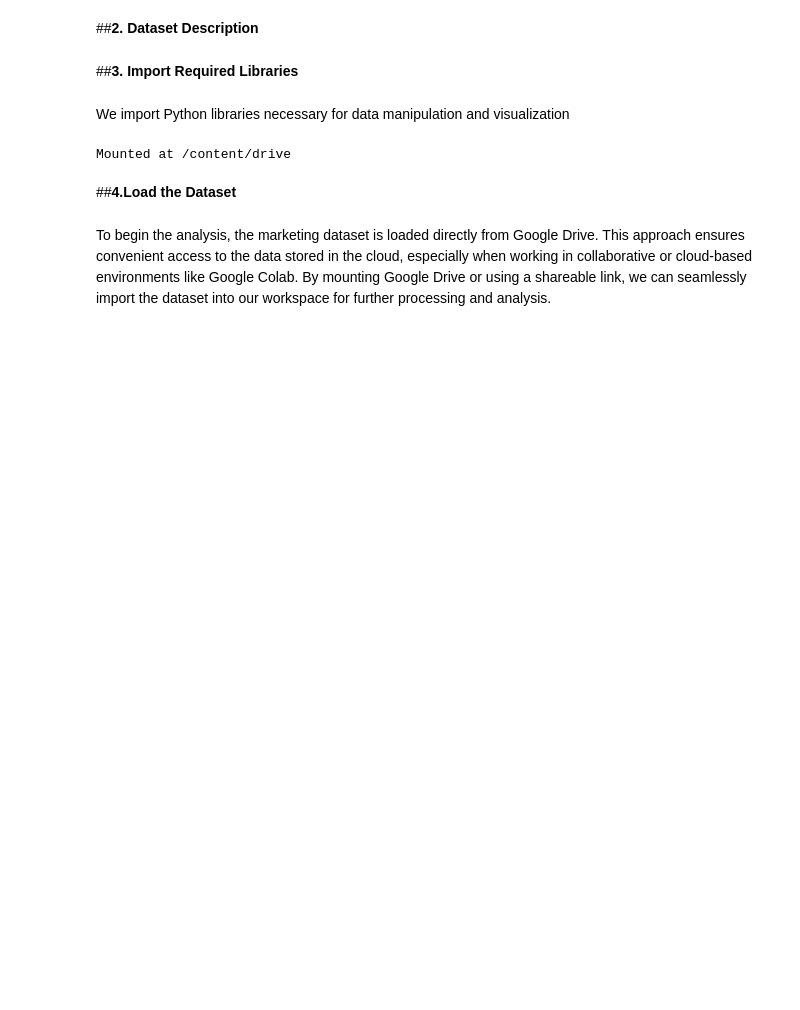
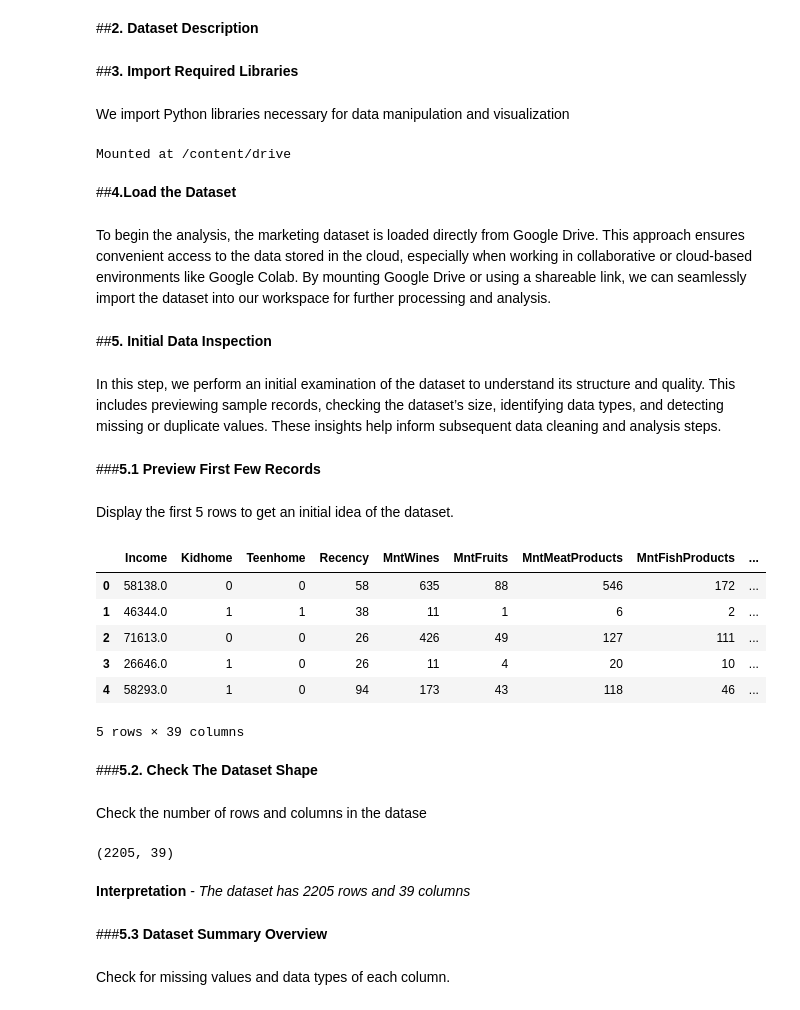
Before and after one commit to Sagarjain93/Marketing, a Jupyter notebook: Food.ipynb, the cells around one changed output. Drawn from its saved outputs; the diff is of its cells as text; code cells hidden in the pictures; blank space fills up the shorter version.

```diff
--- a/Food.ipynb
+++ b/Food.ipynb
@@ -32,3 +32,35 @@ Mounted at /content/drive
 To begin the analysis, the marketing dataset is loaded directly from Google Drive. This approach ensures convenient access to the data stored in the cloud, especially when working in collaborative or cloud-based environments like Google Colab. By mounting Google Drive or using a shareable link, we can seamlessly import the dataset into our workspace for further processing and analysis.
 # %%
 df = pd.read_csv('/content/drive/MyDrive/colab/eda/7. Marketing/FOOD/ifood_df.csv')
+# %% [markdown]
+##**5. Initial Data Inspection**
+# %% [markdown]
+In this step, we perform an initial examination of the dataset to understand its structure and quality. This includes previewing sample records, checking the dataset’s size, identifying data types, and detecting missing or duplicate values. These insights help inform subsequent data cleaning and analysis steps.
+# %% [markdown]
+###**5.1 Preview First Few Records**
+# %% [markdown]
+Display the first 5 rows to get an initial idea of the dataset.
+# %%
+df.head()
+# %% [output]
+|  | Income | Kidhome | Teenhome | Recency | MntWines | MntFruits | MntMeatProducts | MntFishProducts | ... |
+| 0 | 58138.0 | 0 | 0 | 58 | 635 | 88 | 546 | 172 | ... |
+| 1 | 46344.0 | 1 | 1 | 38 | 11 | 1 | 6 | 2 | ... |
+| 2 | 71613.0 | 0 | 0 | 26 | 426 | 49 | 127 | 111 | ... |
+| 3 | 26646.0 | 1 | 0 | 26 | 11 | 4 | 20 | 10 | ... |
+| 4 | 58293.0 | 1 | 0 | 94 | 173 | 43 | 118 | 46 | ... |
+5 rows × 39 columns
+# %% [markdown]
+###**5.2. Check The Dataset Shape**
+# %% [markdown]
+Check the number of rows and columns in the datase
+# %%
+df.shape
+# %% [output]
+(2205, 39)
+# %% [markdown]
+**Interpretation** - *The dataset has 2205 rows and 39 columns*
+# %% [markdown]
+###**5.3 Dataset Summary Overview**
+# %% [markdown]
+Check for missing values and data types of each column.
```
Also changed, not shown: parts of 8 cells of this notebook.
